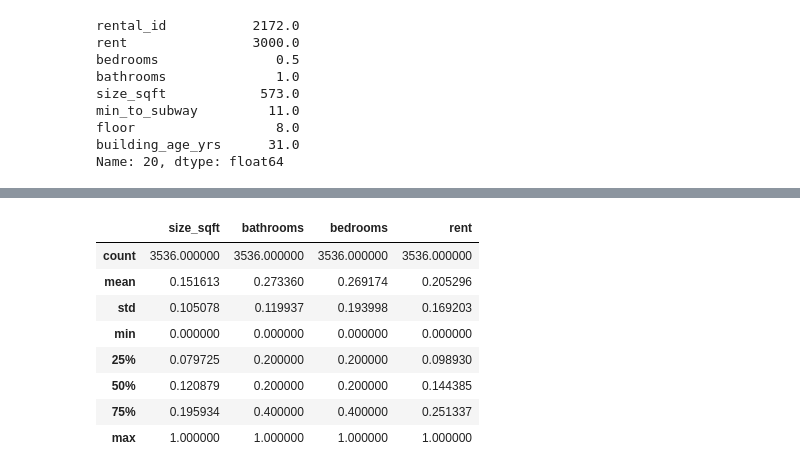
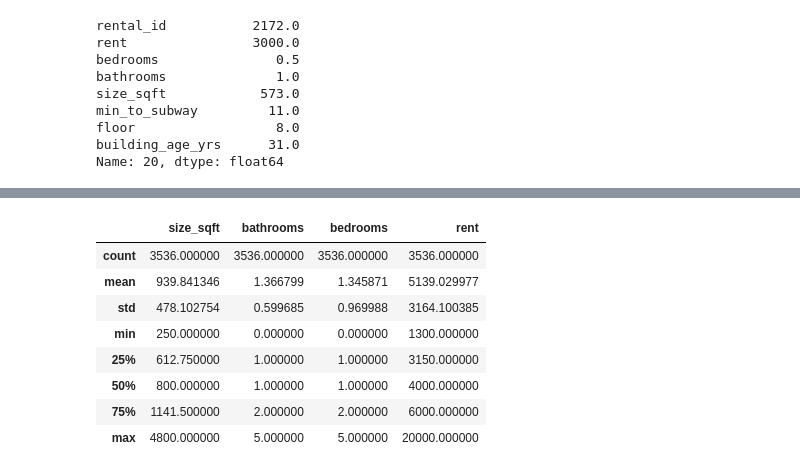
Before and after one commit to shaanCh/Data_Science-Machine_Learning, a Jupyter notebook: Machine Learning/MR(Manhatten) with Scikit Learn.ipynb, the cells around one changed output, grey strips where cells are left out. Saved outputs shown, nothing was run; the diff lists cells and outputs as text; code cells hidden in the pictures.

```diff
--- a/Machine Learning/MR(Manhatten) with Scikit Learn.ipynb
+++ b/Machine Learning/MR(Manhatten) with Scikit Learn.ipynb
@@ -71,0 +42,6 @@ print(dfmms)
+# %%
+# create a MinMaxScaler object and apply it to the DataFrame
+
+scaler = MinMaxScaler()
+dfmms = pd.DataFrame(scaler.fit_transform(df), columns=df.columns)
+print(dfmms)
@@ -72,19 +66,22 @@ print(dfmms)
+# %%
+# reverse the scaling process to get the original DataFrame
+ogdf = pd.DataFrame(scaler.inverse_transform(dfmms), columns=dfmms.columns)
 # %%
 #selecting only the features we need and making a new data frame
 
-newdf = pd.DataFrame().assign(size_sqft=dfmms['size_sqft'], bathrooms=dfmms['bathrooms'], bedrooms=dfmms['bedrooms'], rent=dfmms['rent'])
+newdf = pd.DataFrame().assign(size_sqft=ogdf['size_sqft'], bathrooms=ogdf['bathrooms'], bedrooms=ogdf['bedrooms'], rent=ogdf['rent'])
 newdf.head()
 newdf.describe()
 # %% [output]
 |  | size_sqft | bathrooms | bedrooms | rent |
 | count | 3536.000000 | 3536.000000 | 3536.000000 | 3536.000000 |
-| mean | 0.151613 | 0.273360 | 0.269174 | 0.205296 |
-| std | 0.105078 | 0.119937 | 0.193998 | 0.169203 |
-| min | 0.000000 | 0.000000 | 0.000000 | 0.000000 |
-| 25% | 0.079725 | 0.200000 | 0.200000 | 0.098930 |
-| 50% | 0.120879 | 0.200000 | 0.200000 | 0.144385 |
-| 75% | 0.195934 | 0.400000 | 0.400000 | 0.251337 |
-| max | 1.000000 | 1.000000 | 1.000000 | 1.000000 |
+| mean | 939.841346 | 1.366799 | 1.345871 | 5139.029977 |
+| std | 478.102754 | 0.599685 | 0.969988 | 3164.100385 |
+| min | 250.000000 | 0.000000 | 0.000000 | 1300.000000 |
+| 25% | 612.750000 | 1.000000 | 1.000000 | 3150.000000 |
+| 50% | 800.000000 | 1.000000 | 1.000000 | 4000.000000 |
+| 75% | 1141.500000 | 2.000000 | 2.000000 | 6000.000000 |
+| max | 4800.000000 | 5.000000 | 5.000000 | 20000.000000 |
 # %%
 #Puting data into numpy arrays
 
```
Also changed, not shown: parts of 10 cells of this notebook.
